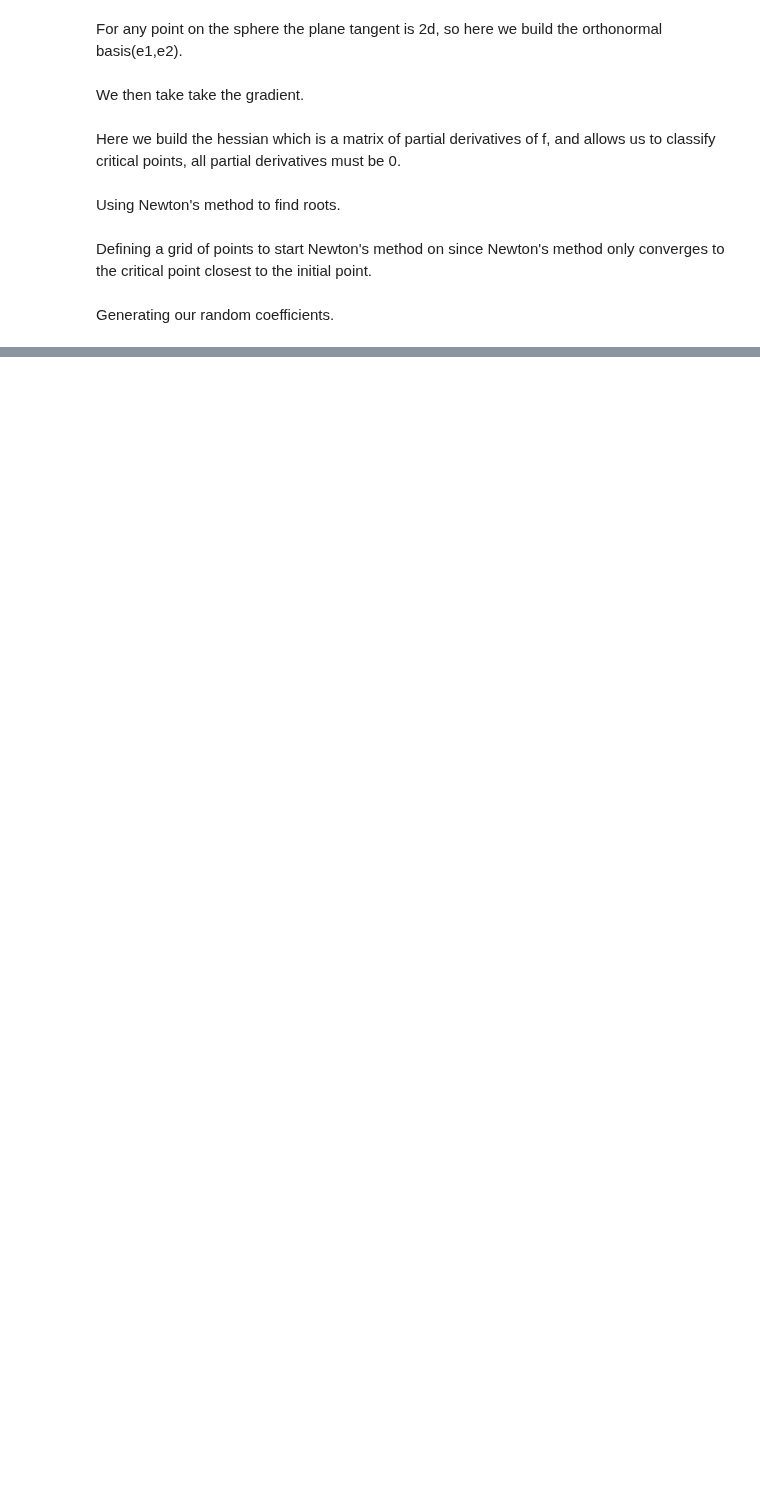
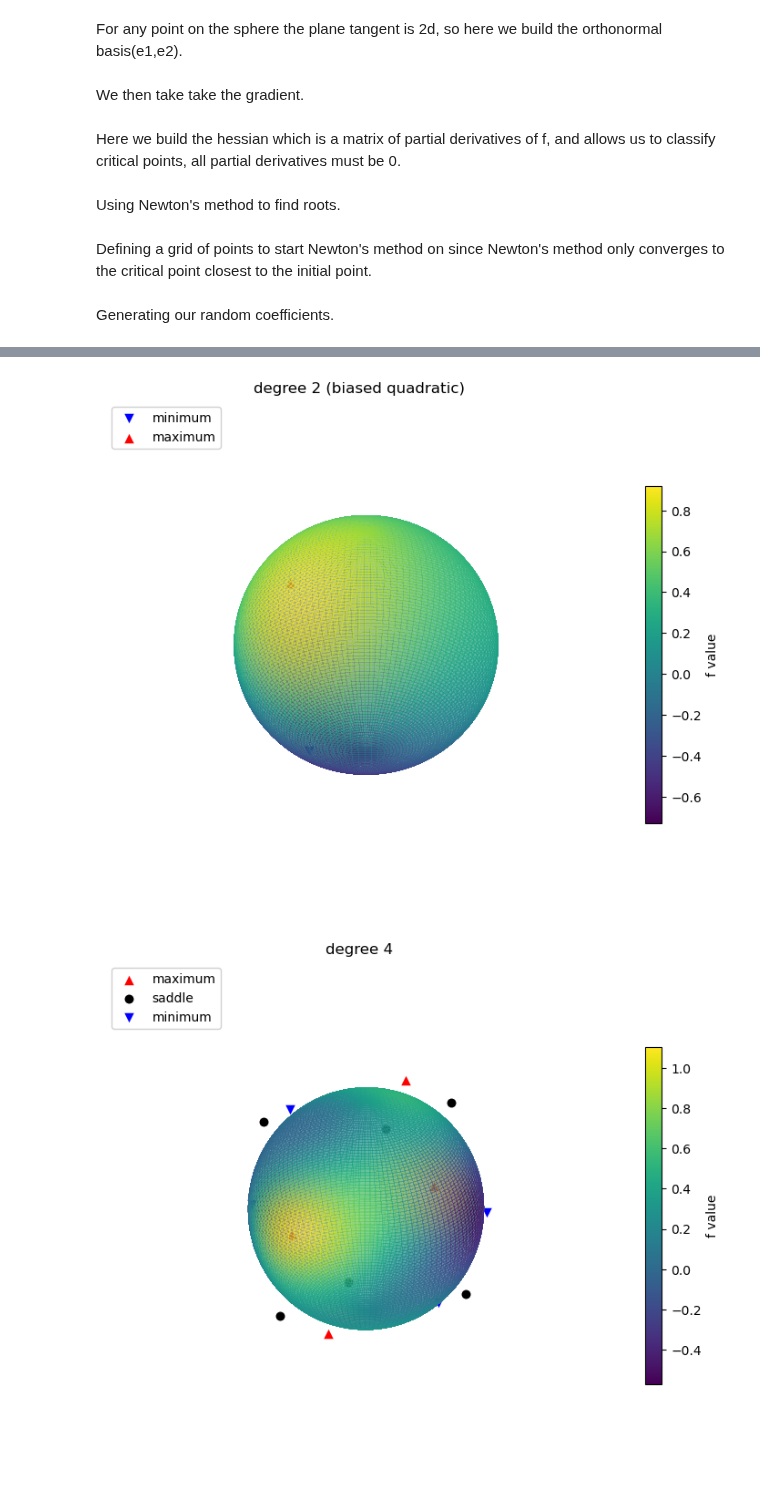
Before and after one commit to Erin-Shu/GAEL, a Jupyter notebook: Problem_5.1.ipynb, the cells around one changed output, grey strips where cells are left out. Drawn from its saved outputs; the diff is of its cells as text; code cells hidden in the pictures; blank space fills up the shorter version.

```diff
--- a/Problem_5.1.ipynb
+++ b/Problem_5.1.ipynb
@@ -151,7 +151,7 @@ def find_all_critical_points(F, n_starts=200, dedupe_tol=1e-3, grad_tol=1e-6):
             continue
         is_new = True
         for u in found:
-            if np.linalg.norm(v - u) < dedupe_tol or np.linalg.norm(v +u) < dedupe_tol:
+            if np.linalg.norm(v - u) < dedupe_tol:
                 is_new = False
                 break
         if is_new:
@@ -202,7 +197,7 @@ MARKER_STYLE = {
 }
 
 
-def plot_function_with_critical_points(F, results, title, filename, n_grid=120):
+def plot_function_with_critical_points(F, results, title, n_grid=120):
     theta = np.linspace(0, np.pi, n_grid)
     phi = np.linspace(0, 2 * np.pi, n_grid)
     theta_grid, phi_grid = np.meshgrid(theta, phi)
@@ -222,7 +217,7 @@ def plot_function_with_critical_points(F, results, title, filename, n_grid=120):
     fig = plt.figure(figsize=(9, 8))
     ax = fig.add_subplot(111, projection="3d")
     ax.plot_surface(x, y, z, facecolors=colors, rstride=1, cstride=1,
-                     linewidth=0, antialiased=False, shade=False, alpha=0.95)
+                     linewidth=0, antialiased=False, shade=False, alpha=0.5)
 
     seen_labels = set()
     for r in results:
@@ -232,7 +227,7 @@ def plot_function_with_critical_points(F, results, title, filename, n_grid=120):
             label = None
         else:
             seen_labels.add(style.get("label", None) or r["type"])
-        pt = r["xyz"] * 1.02  # lift slightly off surface for visibility
+        pt = r["xyz"] * 1.15  # lift slightly off surface for visibility
         ax.scatter(*pt, **style, edgecolor="white", linewidth=1.2,
                     label=label if label else None, depthshade=False)
 
@@ -247,3 +242,8 @@ def plot_function_with_critical_points(F, results, title, filename, n_grid=120):
     fig.colorbar(mappable, ax=ax, shrink=0.6, pad=0.05, label="f value")
 
     plt.show()
+# %%
+A = np.diag([1.0, 2.0, 3.0])
+F_quad = CartesianPolyFunction(
+    lambda x, y, z: A[0,0]*x*x + A[1,1]*y*y + A[2,2]*z*z
+)
@@ -249,0 +273,28 @@ def plot_function_with_critical_points(F, results, title, filename, n_grid=120):
+# %%
+def random_homogeneous_poly(degree, seed=None, scale=1.0):
+    rng = np.random.default_rng(seed)
+    exponents = [(i, j, degree - i - j)
+                 for i in range(degree + 1)
+                 for j in range(degree + 1 - i)]
+    coeffs = {e: rng.normal(scale=scale) for e in exponents}
+
+    def poly(x, y, z):
+        val = 0.0
+        for (i, j, k), c in coeffs.items():
+            val += c * x**i * y**j * z**k
+        return val
+
+    return CartesianPolyFunction(poly)
+
+F_deg4 = random_homogeneous_poly(4, seed=1)
+F_deg6 = random_homogeneous_poly(6, seed=2)
+
+results_deg4 = find_all_critical_points(F_deg4, n_starts=400, dedupe_tol=1e-3)
+results_deg6 = find_all_critical_points(F_deg6, n_starts=800, dedupe_tol=5e-4)
+
+print("degree 4:", len(results_deg4), "critical points ->", [r["type"] for r in results_deg4])
+print("degree 6:", len(results_deg6), "critical points ->", [r["type"] for r in results_deg6])
+
+for label, results in [("deg2", results_deg2), ("deg4", results_deg4), ("deg6", results_deg6)]:
+    n_max, n_saddle, n_min, euler = morse_check(results)
+    print(f"{label}: max={n_max} saddele={n_saddle} min={n_min}" f"uler_check={euler} (should be 2)")
@@ -249,0 +307,7 @@ def plot_function_with_critical_points(F, results, title, filename, n_grid=120):
+# %%
+plot_function_with_critical_points(F_deg2, results_deg2, title ="degree 2 (biased quadratic)")
+plot_function_with_critical_points(F_deg4, results_deg4, title="degree 4")
+plot_function_with_critical_points(F_deg6, results_deg6, title="degree 6")
+# %% [output]
+[figure, added]
+[figure, added]
```
Also changed, not shown: parts of 9 cells of this notebook, 1 other file.
